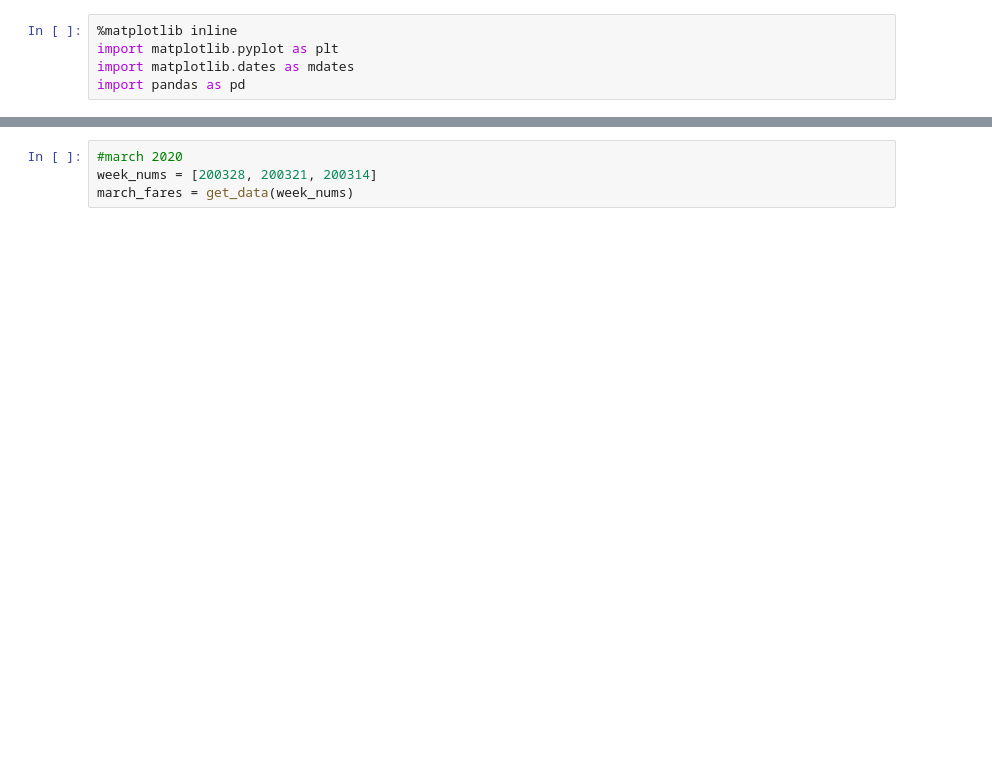
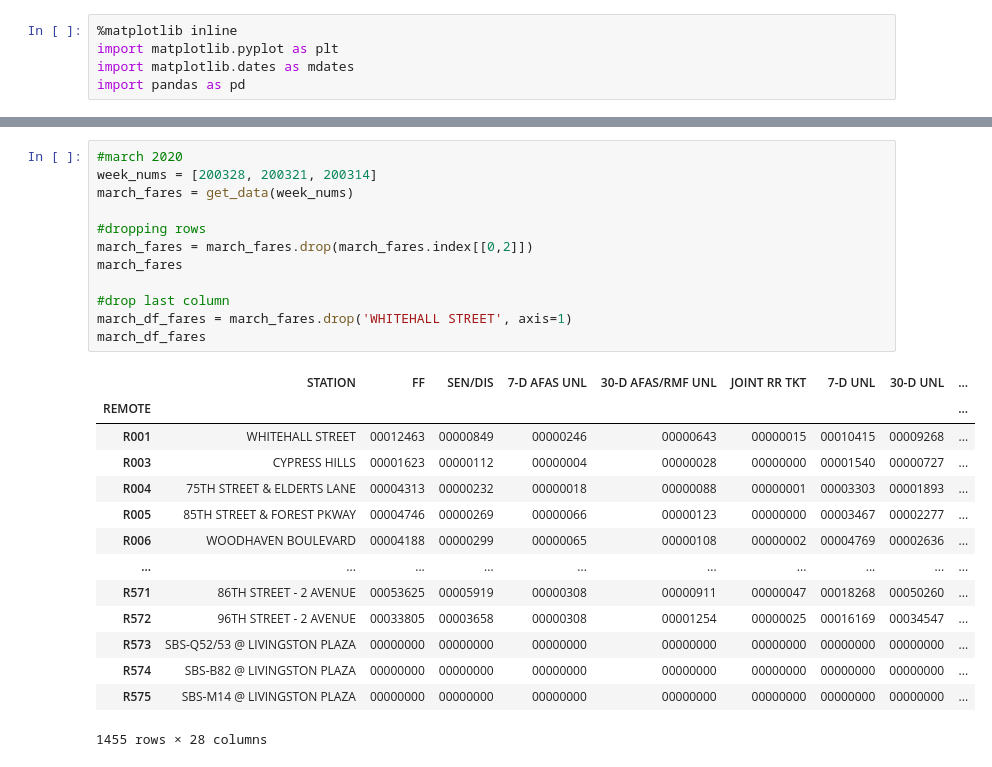
Before and after one commit to manyshapes/MTA-Ridership-Time-Analysis, a Jupyter notebook: fare_data_MTA.ipynb, the cells around one changed output, grey strips where cells are left out. Saved outputs shown, nothing was run; the diff lists cells and outputs as text; blank space fills up the shorter version.

```diff
--- a/fare_data_MTA.ipynb
+++ b/fare_data_MTA.ipynb
@@ -22,7 +44,30 @@ june_fares = get_data(week_nums)
 # %%
 #march 2020
 week_nums = [200328, 200321, 200314]
 march_fares = get_data(week_nums)
+
+#dropping rows
+march_fares = march_fares.drop(march_fares.index[[0,2]])
+march_fares
+
+#drop last column
+march_df_fares = march_fares.drop('WHITEHALL STREET', axis=1)
+march_df_fares
+# %% [output]
+|  | STATION | FF | SEN/DIS | 7-D AFAS UNL | 30-D AFAS/RMF UNL | JOINT RR TKT | 7-D UNL | 30-D UNL | ... |
+| REMOTE |  |  |  |  |  |  |  |  | ... |
+| R001 | WHITEHALL STREET | 00012463 | 00000849 | 00000246 | 00000643 | 00000015 | 00010415 | 00009268 | ... |
+| R003 | CYPRESS HILLS | 00001623 | 00000112 | 00000004 | 00000028 | 00000000 | 00001540 | 00000727 | ... |
+| R004 | 75TH STREET & ELDERTS LANE | 00004313 | 00000232 | 00000018 | 00000088 | 00000001 | 00003303 | 00001893 | ... |
+| R005 | 85TH STREET & FOREST PKWAY | 00004746 | 00000269 | 00000066 | 00000123 | 00000000 | 00003467 | 00002277 | ... |
+| R006 | WOODHAVEN BOULEVARD | 00004188 | 00000299 | 00000065 | 00000108 | 00000002 | 00004769 | 00002636 | ... |
+| ... | ... | ... | ... | ... | ... | ... | ... | ... | ... |
+| R571 | 86TH STREET - 2 AVENUE | 00053625 | 00005919 | 00000308 | 00000911 | 00000047 | 00018268 | 00050260 | ... |
+| R572 | 96TH STREET - 2 AVENUE | 00033805 | 00003658 | 00000308 | 00001254 | 00000025 | 00016169 | 00034547 | ... |
+| R573 | SBS-Q52/53 @ LIVINGSTON PLAZA | 00000000 | 00000000 | 00000000 | 00000000 | 00000000 | 00000000 | 00000000 | ... |
+| R574 | SBS-B82 @ LIVINGSTON PLAZA | 00000000 | 00000000 | 00000000 | 00000000 | 00000000 | 00000000 | 00000000 | ... |
+| R575 | SBS-M14 @ LIVINGSTON PLAZA | 00000000 | 00000000 | 00000000 | 00000000 | 00000000 | 00000000 | 00000000 | ... |
+1455 rows × 28 columns
 # %%
 #december 2019
 week_nums = [191207, 191214, 191221]
```
Also changed, not shown: parts of 11 cells of this notebook.
